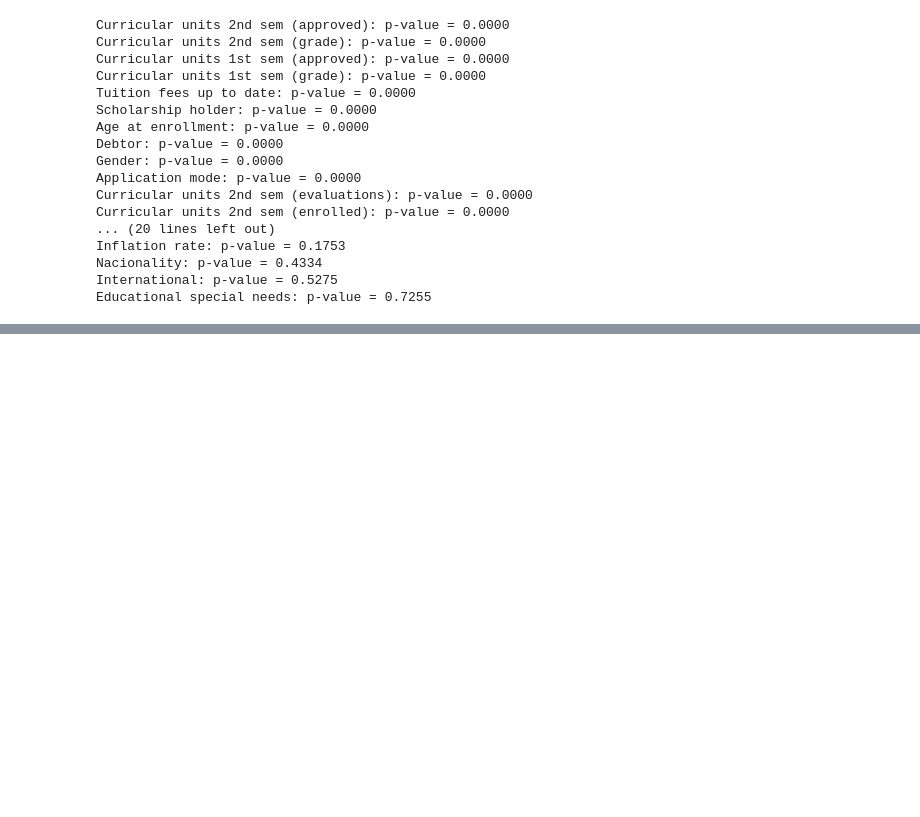
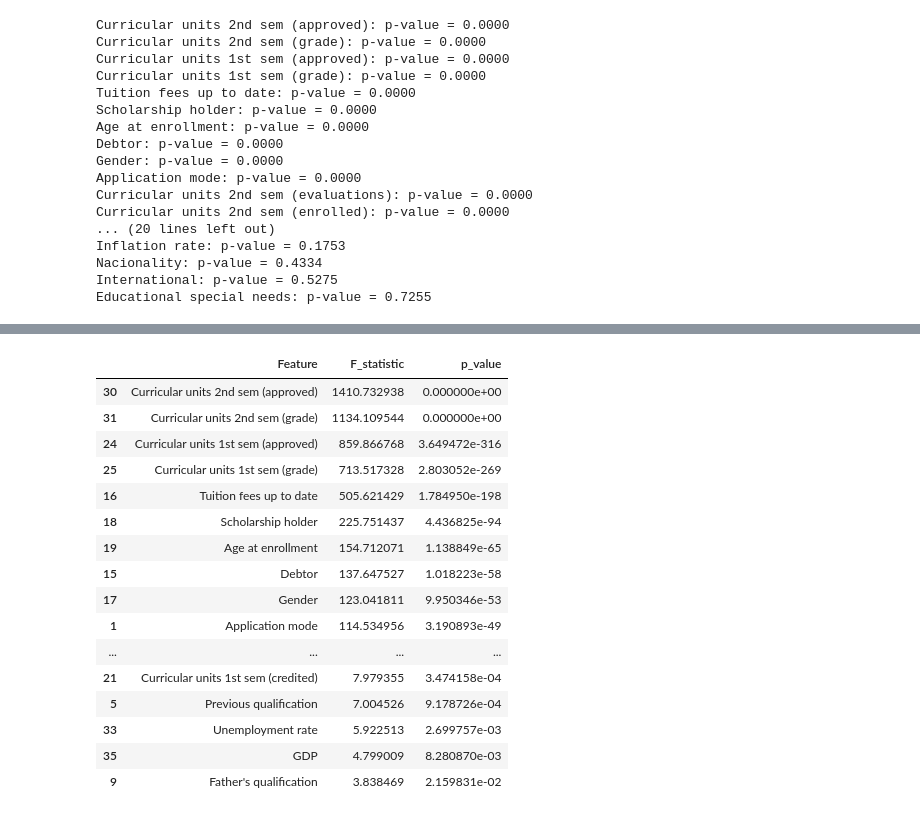
Before and after one commit to aiaaee/Student-Dropout-Success-Prediction, a Jupyter notebook: Student_Dropout_&_Success_Prediction_Dataset.ipynb, the cells around one changed output, grey strips where cells are left out. Cells and saved outputs as stored; diff of their text form; code cells hidden in the pictures; blank space fills up the shorter version.

```diff
--- a/Student_Dropout_&_Success_Prediction_Dataset.ipynb
+++ b/Student_Dropout_&_Success_Prediction_Dataset.ipynb
@@ -221,6 +184,6 @@ Educational special needs: p-value = 0.7255
 # %%
 target_col = 'target'
-numeric_cols = data.select_dtypes(include='number').columns.tolist()
+numeric_cols = data.select_dtypes(include=['number' , 'float' , 'int']).columns.tolist()
 groups = data.groupby(target_col)
 anova_results = {}
 for feature in numeric_cols:
@@ -252,3 +215,38 @@ fig.update_layout(
 fig.show()
 # %% [output]
 [interactive output not drawn]
+# %%
+from scipy.stats import f_oneway
+count = 0
+for col in numeric_cols:
+    groups = [data[data['target'] == label][col] for label in data['target'].unique()]
+    f_stat, p_val = f_oneway(*groups)
+anova_results = []
+for col in numeric_cols:
+    groups = [data[data['target'] == label][col] for label in data['target'].unique()]
+    f_stat, p_val = f_oneway(*groups)
+    anova_results.append({'Feature': col, 'F_statistic': f_stat, 'p_value': p_val})
+anova_df = pd.DataFrame(anova_results)
+significant = anova_df[anova_df['p_value'] < 0.05]
+significant_sorted = significant.sort_values(by='F_statistic', ascending=False)
+
+feature_importance = significant_sorted.head(12).Feature.tolist()
+significant_sorted
+# %% [output]
+|  | Feature | F_statistic | p_value |
+| 30 | Curricular units 2nd sem (approved) | 1410.732938 | 0.000000e+00 |
+| 31 | Curricular units 2nd sem (grade) | 1134.109544 | 0.000000e+00 |
+| 24 | Curricular units 1st sem (approved) | 859.866768 | 3.649472e-316 |
+| 25 | Curricular units 1st sem (grade) | 713.517328 | 2.803052e-269 |
+| 16 | Tuition fees up to date | 505.621429 | 1.784950e-198 |
+| 18 | Scholarship holder | 225.751437 | 4.436825e-94 |
+| 19 | Age at enrollment | 154.712071 | 1.138849e-65 |
+| 15 | Debtor | 137.647527 | 1.018223e-58 |
+| 17 | Gender | 123.041811 | 9.950346e-53 |
+| 1 | Application mode | 114.534956 | 3.190893e-49 |
+| ... | ... | ... | ... |
+| 21 | Curricular units 1st sem (credited) | 7.979355 | 3.474158e-04 |
+| 5 | Previous qualification | 7.004526 | 9.178726e-04 |
+| 33 | Unemployment rate | 5.922513 | 2.699757e-03 |
+| 35 | GDP | 4.799009 | 8.280870e-03 |
+| 9 | Father's qualification | 3.838469 | 2.159831e-02 |
```
Also changed, not shown: parts of 18 cells of this notebook.
